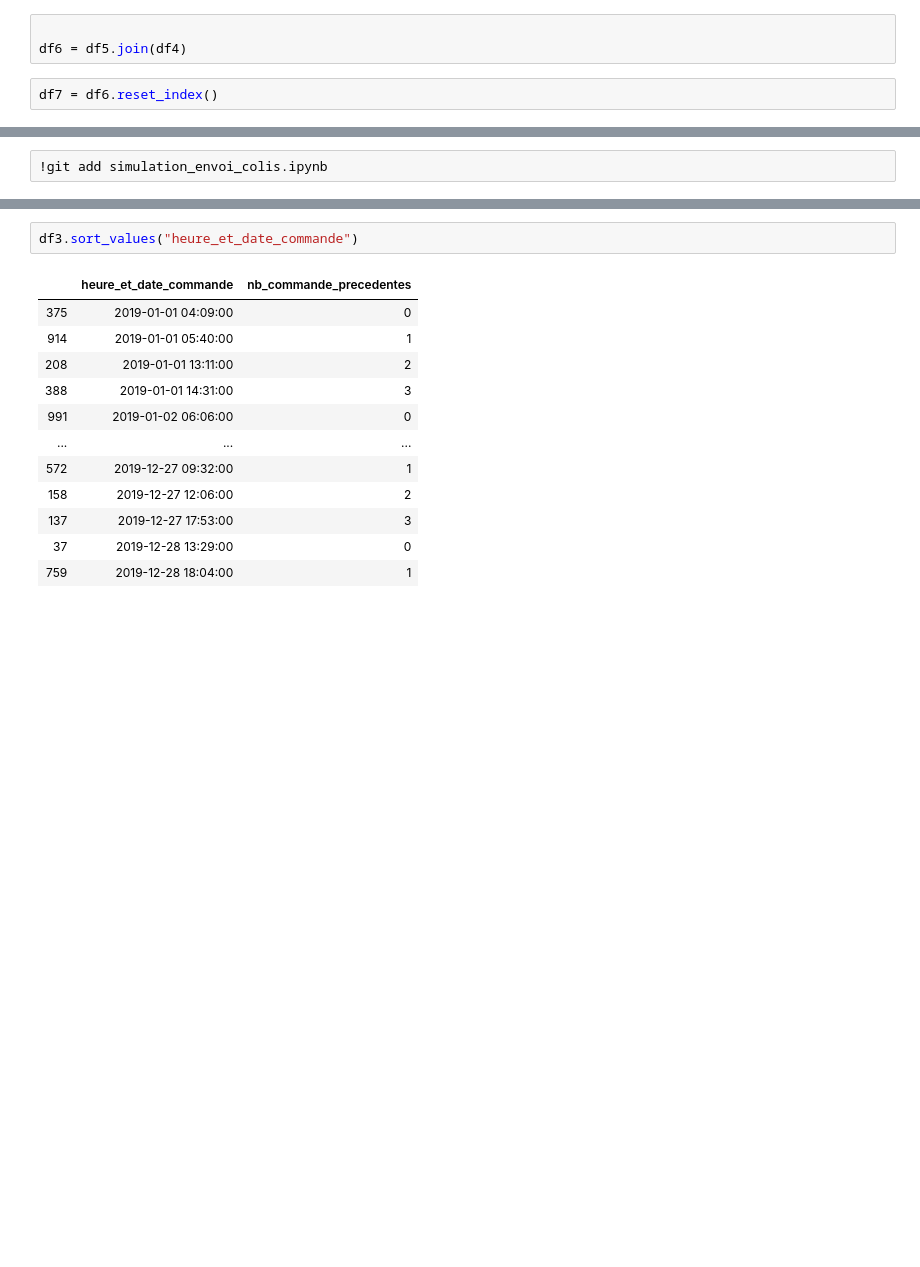
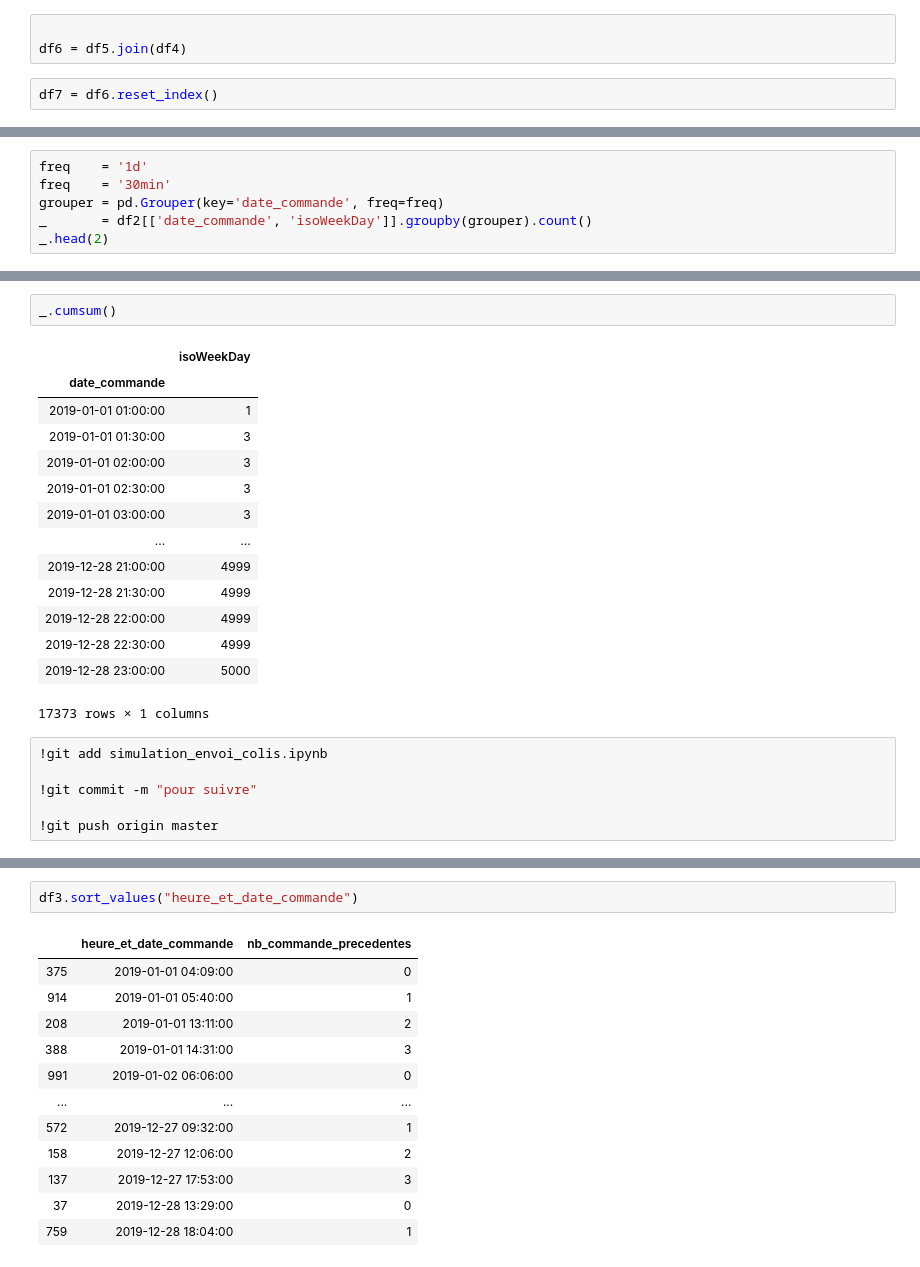
Before and after one commit to Veinozor8047/esilv_5a, a Jupyter notebook: simulation_envoi_colis.ipynb, the cells around one changed output, grey strips where cells are left out. Saved outputs shown, nothing was run; the diff lists cells and outputs as text; blank space fills up the shorter version.

```diff
--- a/simulation_envoi_colis.ipynb
+++ b/simulation_envoi_colis.ipynb
@@ -150,0 +171,6 @@ df7.pivot_table(index=["date_commande", "nb_commande_precedentes"])
+# %%
+freq    = '1d'
+freq    = '30min'
+grouper = pd.Grouper(key='date_commande', freq=freq)
+_       = df2[['date_commande', 'isoWeekDay']].groupby(grouper).count()
+_.head(2)
@@ -151,2 +192,23 @@ df7.pivot_table(index=["date_commande", "nb_commande_precedentes"])
+# %%
+_.cumsum()
+# %% [output]
+|  | isoWeekDay |
+| date_commande |  |
+| 2019-01-01 01:00:00 | 1 |
+| 2019-01-01 01:30:00 | 3 |
+| 2019-01-01 02:00:00 | 3 |
+| 2019-01-01 02:30:00 | 3 |
+| 2019-01-01 03:00:00 | 3 |
+| ... | ... |
+| 2019-12-28 21:00:00 | 4999 |
+| 2019-12-28 21:30:00 | 4999 |
+| 2019-12-28 22:00:00 | 4999 |
+| 2019-12-28 22:30:00 | 4999 |
+| 2019-12-28 23:00:00 | 5000 |
+17373 rows × 1 columns
 # %%
 !git add simulation_envoi_colis.ipynb
+
+!git commit -m "pour suivre"
+
+!git push origin master
```
Also changed, not shown: parts of 10 cells of this notebook.
